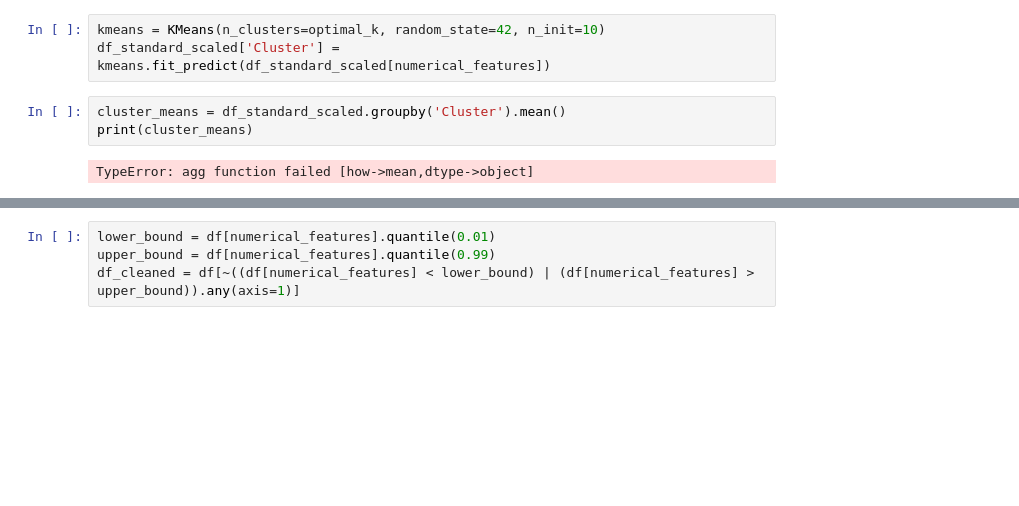
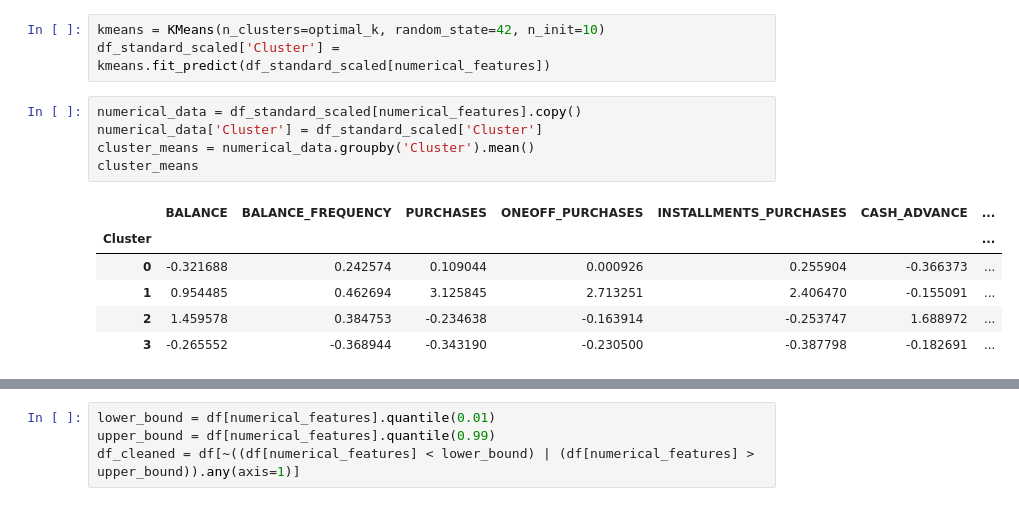
Before and after one commit to HromovAndrey/II_mood_7_part_1_practic, a Jupyter notebook: Практика_clustering.ipynb, the cells around one changed output, grey strips where cells are left out. Cells and saved outputs as stored; diff of their text form; blank space fills up the shorter version.

```diff
--- a/Практика_clustering.ipynb
+++ b/Практика_clustering.ipynb
@@ -149,10 +149,17 @@ For n_clusters = 4, the average silhouette score is 0.198
 kmeans = KMeans(n_clusters=optimal_k, random_state=42, n_init=10)
 df_standard_scaled['Cluster'] = kmeans.fit_predict(df_standard_scaled[numerical_features])
 # %%
-cluster_means = df_standard_scaled.groupby('Cluster').mean()
-print(cluster_means)
+numerical_data = df_standard_scaled[numerical_features].copy()
+numerical_data['Cluster'] = df_standard_scaled['Cluster']
+cluster_means = numerical_data.groupby('Cluster').mean()
+cluster_means
 # %% [output]
-TypeError: agg function failed [how->mean,dtype->object]
+|  | BALANCE | BALANCE_FREQUENCY | PURCHASES | ONEOFF_PURCHASES | INSTALLMENTS_PURCHASES | CASH_ADVANCE | ... |
+| Cluster |  |  |  |  |  |  | ... |
+| 0 | -0.321688 | 0.242574 | 0.109044 | 0.000926 | 0.255904 | -0.366373 | ... |
+| 1 | 0.954485 | 0.462694 | 3.125845 | 2.713251 | 2.406470 | -0.155091 | ... |
+| 2 | 1.459578 | 0.384753 | -0.234638 | -0.163914 | -0.253747 | 1.688972 | ... |
+| 3 | -0.265552 | -0.368944 | -0.343190 | -0.230500 | -0.387798 | -0.182691 | ... |
 # %%
 cluster_means.plot(kind='bar', figsize=(12, 6))
 plt.title('Средние значения по кластерам')
```
Also changed, not shown: parts of 3 cells of this notebook.
